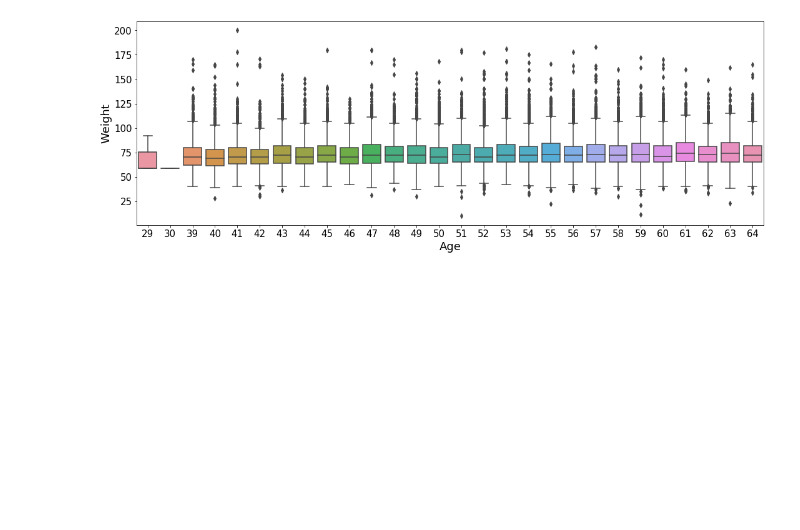
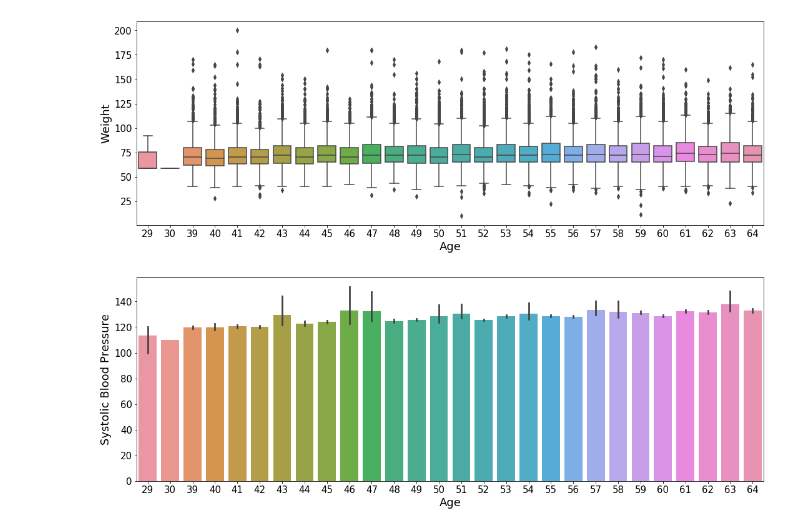
Before and after one commit to Devvrat53/Cardio-Vascular-Disease, a Jupyter notebook: Cardio_Vascular_Disease.ipynb, the cells around one changed output. Saved outputs shown, nothing was run; the diff lists cells and outputs as text; code cells hidden in the pictures; blank space fills up the shorter version.

```diff
--- a/Cardio_Vascular_Disease.ipynb
+++ b/Cardio_Vascular_Disease.ipynb
@@ -140,3 +146,13 @@ plt.ylabel("Weight", size=18)
 plt.show()
 # %% [output]
 [figure]
+# %%
+plt.figure(figsize=(18, 6))
+sns.barplot(x= 'age', y= 'ap_hi', data= df)
+plt.xticks(size= 15)
+plt.yticks(size= 15)
+plt.xlabel('Age', size= 18)
+plt.ylabel('Systolic Blood Pressure', size= 18)
+plt.show()
+# %% [output]
+[figure, added]
```
Also changed, not shown: parts of 18 cells of this notebook, 2 other files.
